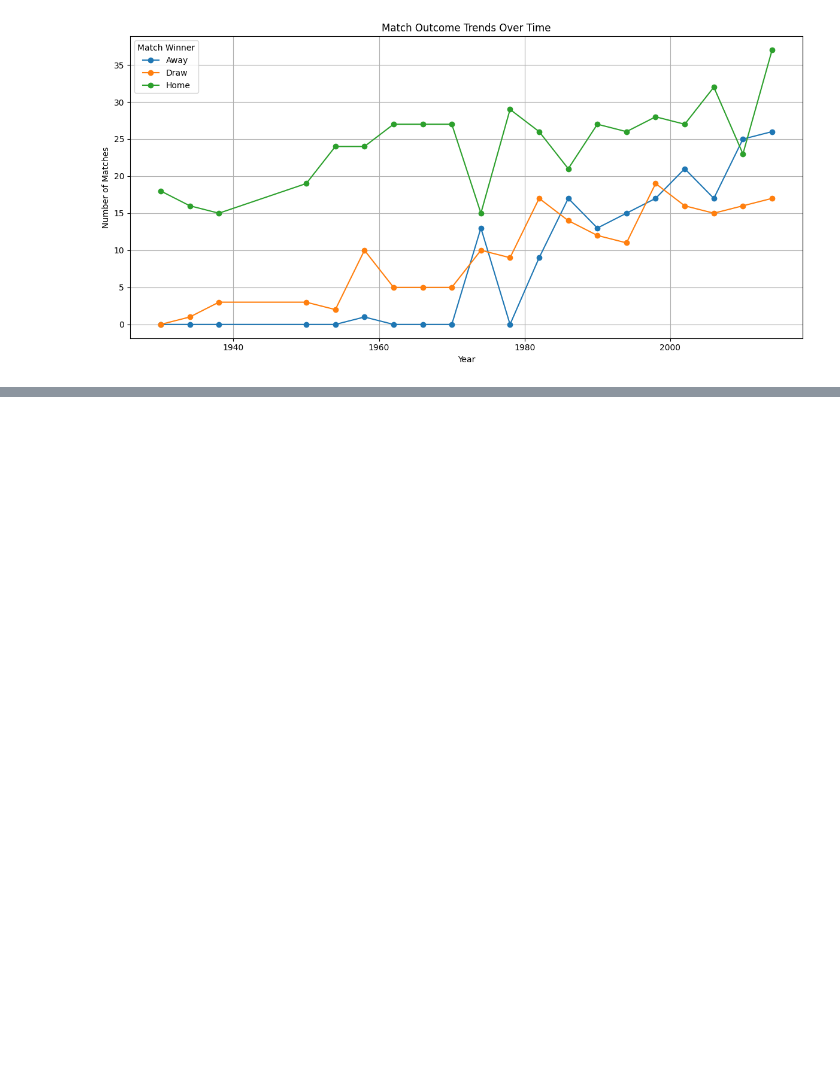
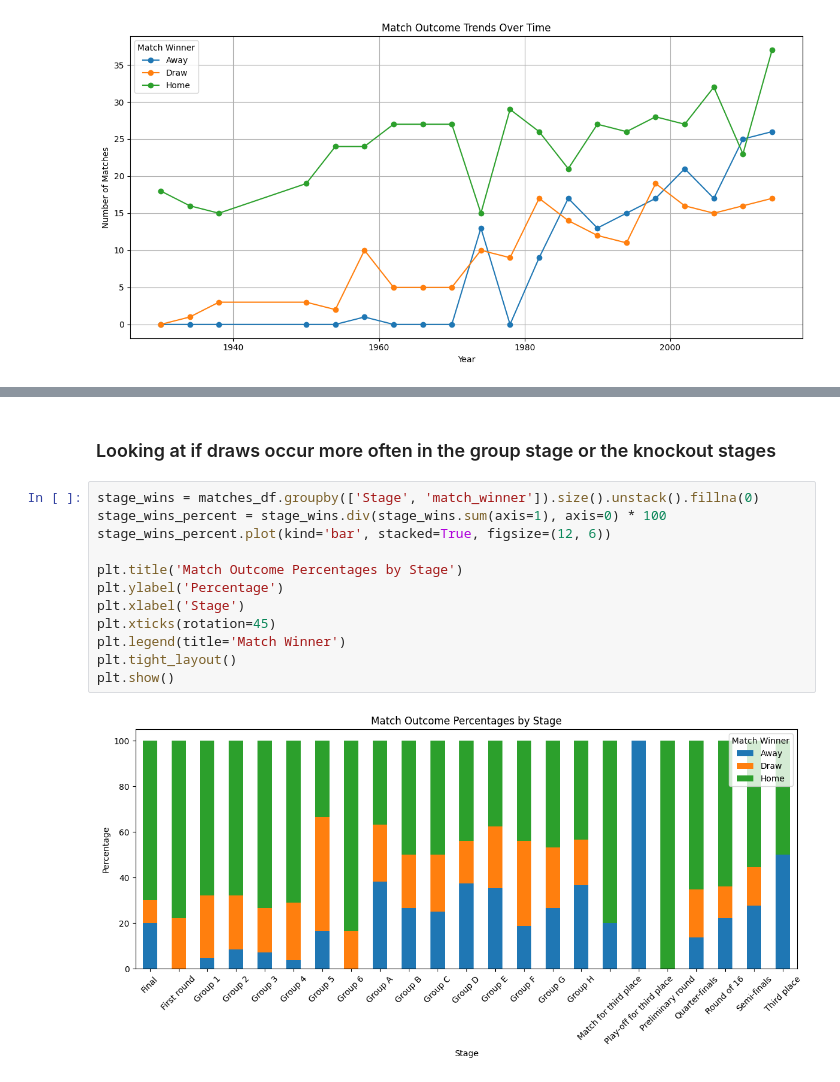
Before and after one commit to BarraHarrison/FIFA-World-Cup-Statistics, a Jupyter notebook: main.ipynb, the cells around one changed output, grey strips where cells are left out. Saved outputs shown, nothing was run; the diff lists cells and outputs as text; blank space fills up the shorter version.

```diff
--- a/main.ipynb
+++ b/main.ipynb
@@ -111,0 +127,16 @@ plt.show()
+# %% [markdown]
+### Looking at if draws occur more often in the group stage or the knockout stages
+# %%
+stage_wins = matches_df.groupby(['Stage', 'match_winner']).size().unstack().fillna(0)
+stage_wins_percent = stage_wins.div(stage_wins.sum(axis=1), axis=0) * 100
+stage_wins_percent.plot(kind='bar', stacked=True, figsize=(12, 6))
+
+plt.title('Match Outcome Percentages by Stage')
+plt.ylabel('Percentage')
+plt.xlabel('Stage')
+plt.xticks(rotation=45)
+plt.legend(title='Match Winner')
+plt.tight_layout()
+plt.show()
+# %% [output]
+[figure, added]
```
Also changed, not shown: parts of 4 cells of this notebook.
